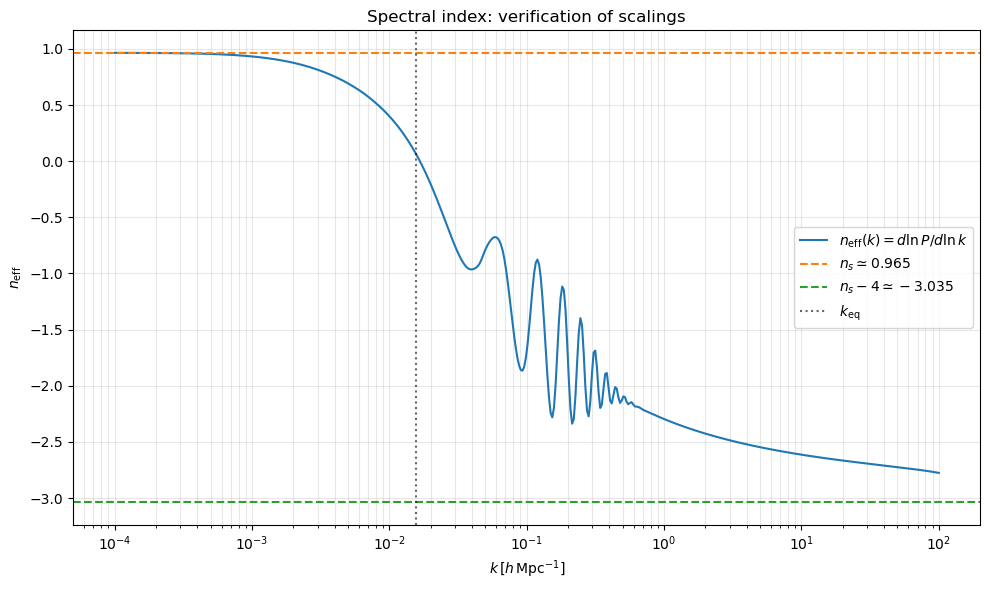
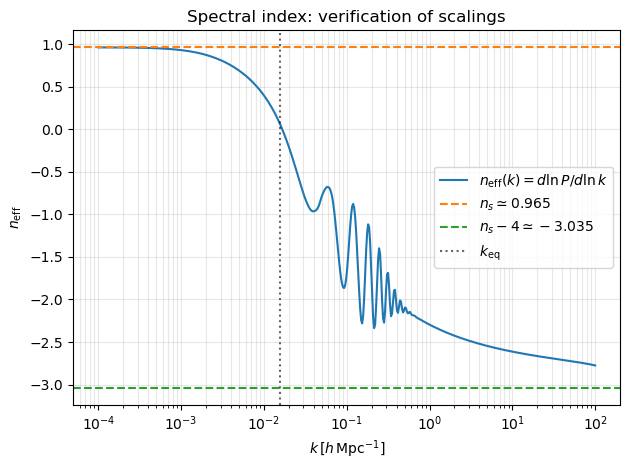
The notebook cell's code change between the first figure and the second:
--- before
+++ after
@@ -1,4 +1,4 @@
 # Plot n_eff with guidelines for scalings and k_eq 
-plt.figure(figsize=(10,6))
+plt.figure()
 plt.semilogx(k, n_eff, label=r'$n_{\rm eff}(k)=d\ln P / d\ln k$')
 plt.axhline(ns,     color='C1', ls='--', label=rf'$n_s \simeq {ns:.3f}$')

Commit: Add files via upload